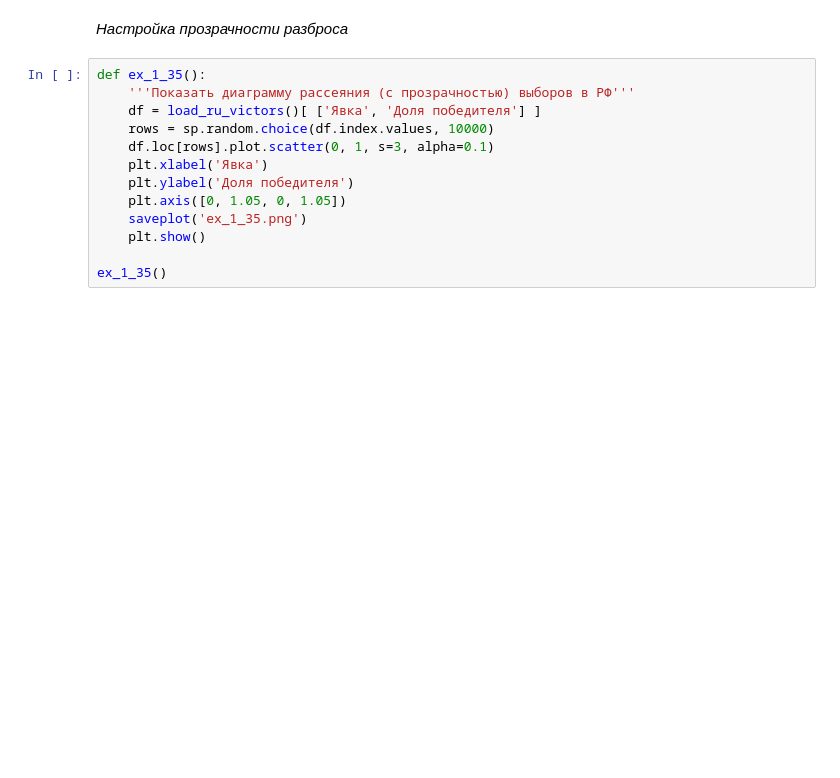
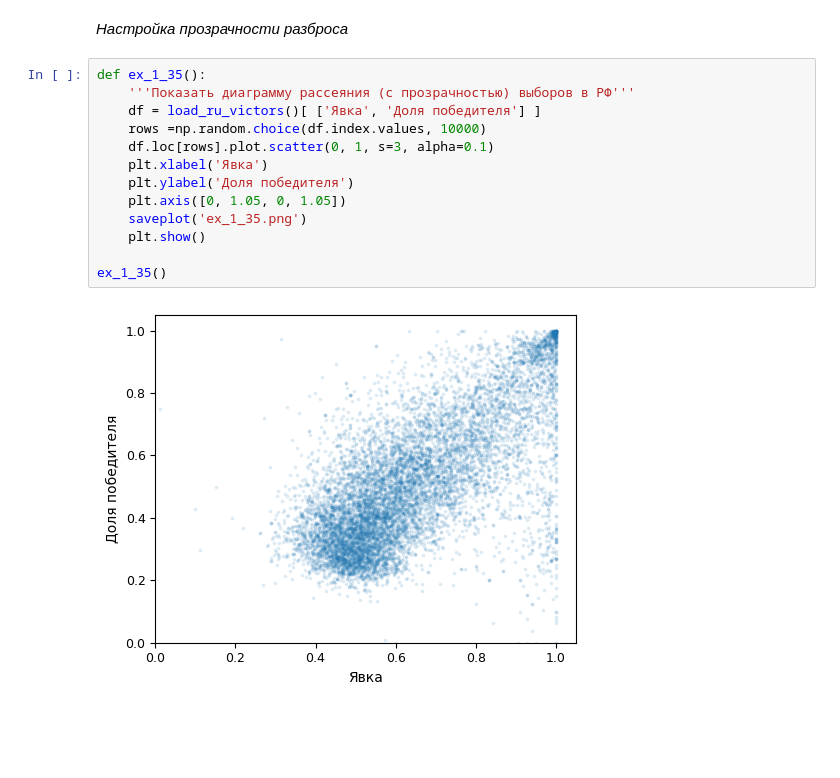
Before and after one commit to lexforfree/prog_in_ai_2026, a Jupyter notebook: docs/9_statistic/Statistics.ipynb, the cells around one changed output. Drawn from its saved outputs; the diff is of its cells as text; blank space fills up the shorter version.

```diff
--- a/docs/9_statistic/Statistics.ipynb
+++ b/docs/9_statistic/Statistics.ipynb
@@ -792,15 +835,17 @@ ex_1_34()
 # %%
 def ex_1_35():
     '''Показать диаграмму рассеяния (с прозрачностью) выборов в РФ'''
     df = load_ru_victors()[ ['Явка', 'Доля победителя'] ]
-    rows = sp.random.choice(df.index.values, 10000)
+    rows =np.random.choice(df.index.values, 10000)
     df.loc[rows].plot.scatter(0, 1, s=3, alpha=0.1)
     plt.xlabel('Явка')
     plt.ylabel('Доля победителя')
     plt.axis([0, 1.05, 0, 1.05])
     saveplot('ex_1_35.png')
     plt.show()
 
 ex_1_35()
+# %% [output]
+[figure, added]
 # %% [markdown]
 <a href="#home"><i class="fa fa-home fa-fw"></i></a><br><br>
```
Also changed, not shown: parts of 23 cells of this notebook, 19 other files.
